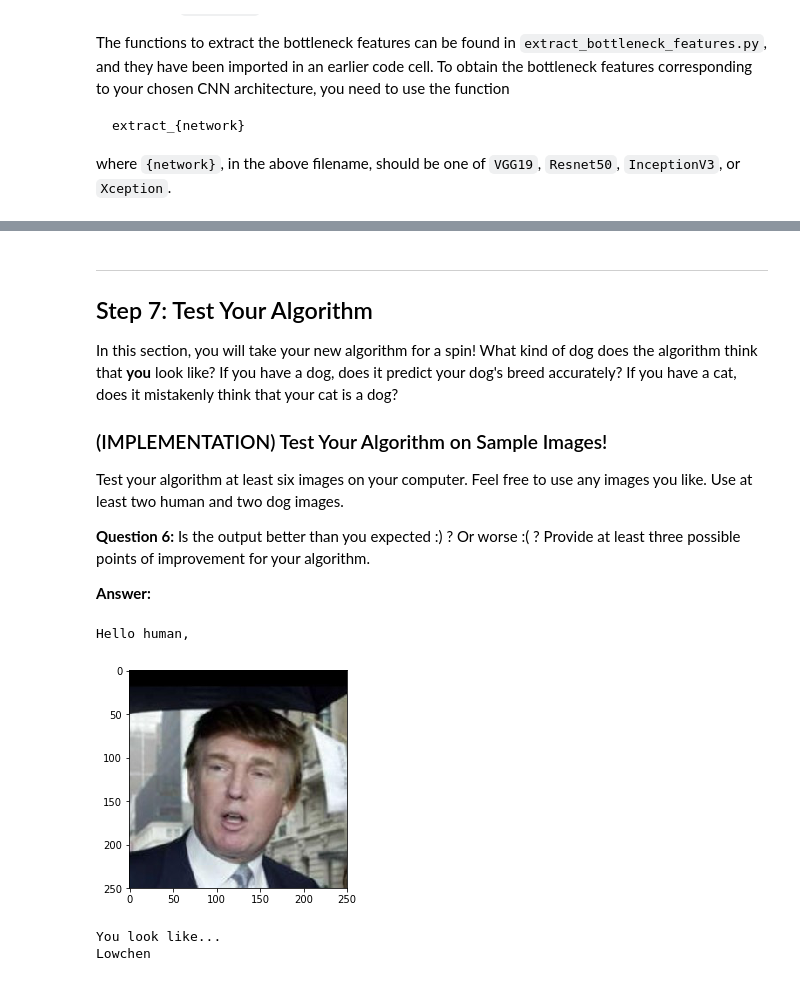
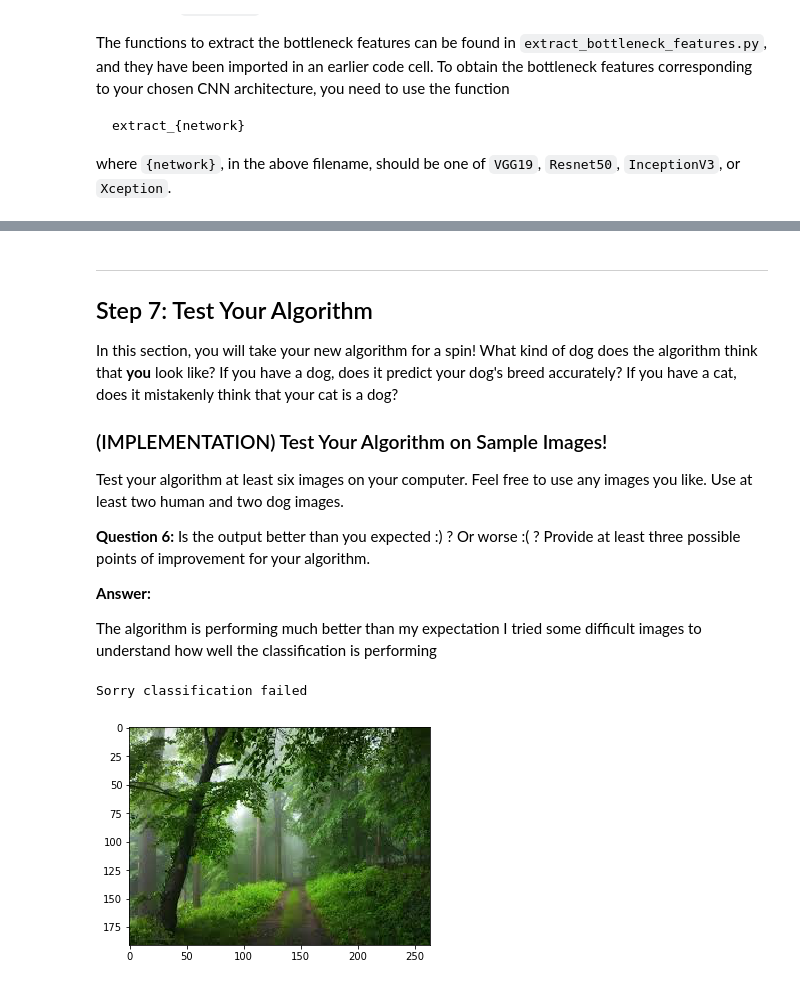
Before and after one commit to arkitpatel/Dog-Breed-Classifier, a Jupyter notebook: dog_app.ipynb, the cells around one changed output, grey strips where cells are left out. Cells and saved outputs as stored; diff of their text form; code cells hidden in the pictures.

```diff
--- a/dog_app.ipynb
+++ b/dog_app.ipynb
@@ -766,24 +776,40 @@ Test your algorithm at least six images on your computer.  Feel free to use any
 __Question 6:__ Is the output better than you expected :) ?  Or worse :( ?  Provide at least three possible points of improvement for your algorithm.
 
 __Answer:__
+
+The algorithm is performing much better than my expectation I tried some difficult images to understand how well the classification is performing
 # %%
 ## TODO: Execute your algorithm from Step 6 on
 ## at least 6 images on your computer.
 ## Feel free to use as many code cells as needed.
+
+# Creating pretty print function for better representation on Jupyter Notebook
 def pretty_show(path, prediction):
     if prediction[0] == "human":
         print("Hello human,")
         img = cv2.imread(path)
         img = cv2.cvtColor(img, cv2.COLOR_BGR2RGB)
         plt.imshow(img)
         plt.show()
         print("You look like...")
         print(prediction[1])
+    elif prediction[0] == "dog":
+        print("Oh it's a dog let me guess,")
+        img = cv2.imread(path)
+        img = cv2.cvtColor(img, cv2.COLOR_BGR2RGB)
+        plt.imshow(img)
+        plt.show()
+        print("It looks like...")
+        print(prediction[1])
+    else:
+        print("Sorry classification failed")
+        img = cv2.imread(path)
+        img = cv2.cvtColor(img, cv2.COLOR_BGR2RGB)
+        plt.imshow(img)
+        plt.show()
 
-img1_path = "lfw/Donald_Trump/Donald_Trump_0001.jpg"
+img1_path = "img6.jpeg"
 pretty_show(img1_path, algorithm(img1_path))
 # %% [output]
-Hello human,
+Sorry classification failed
-[figure, old version]
+[figure, new version]
-You look like...
-Lowchen
```
